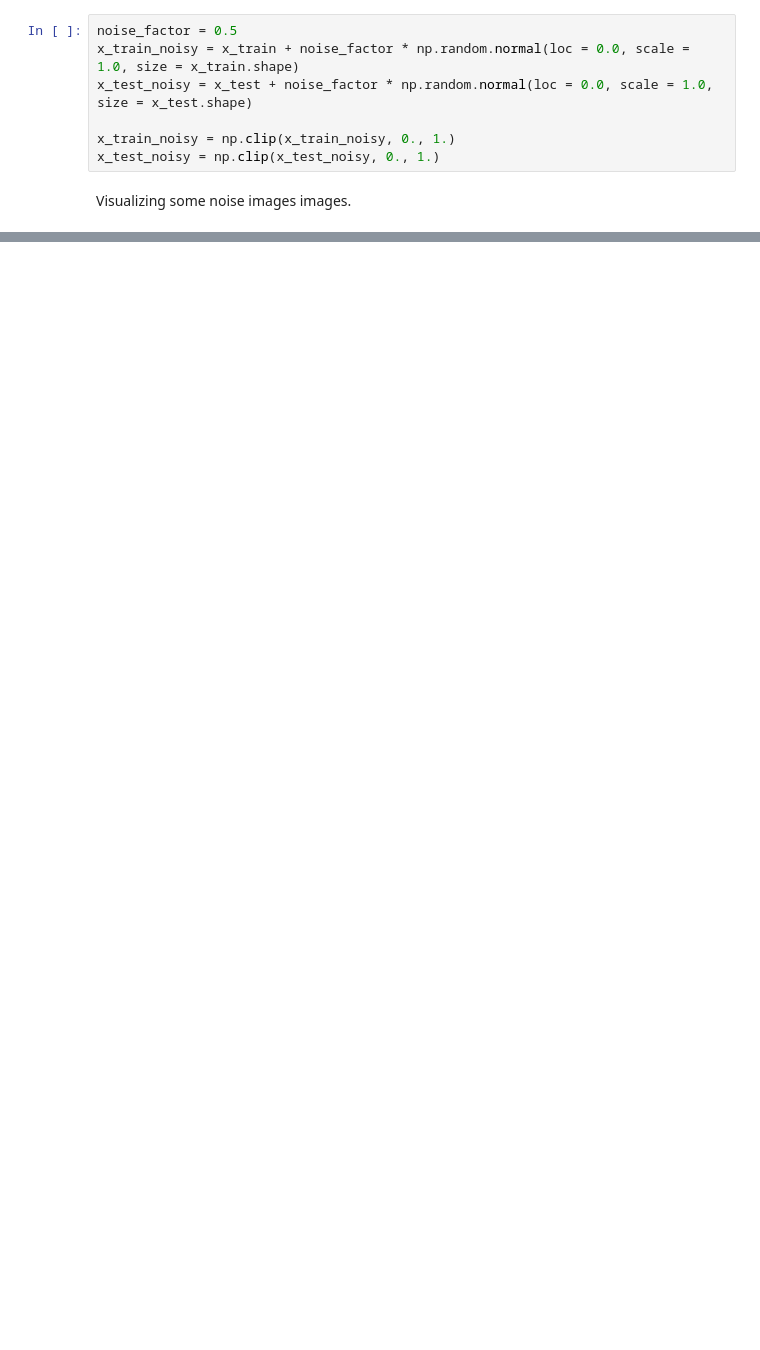
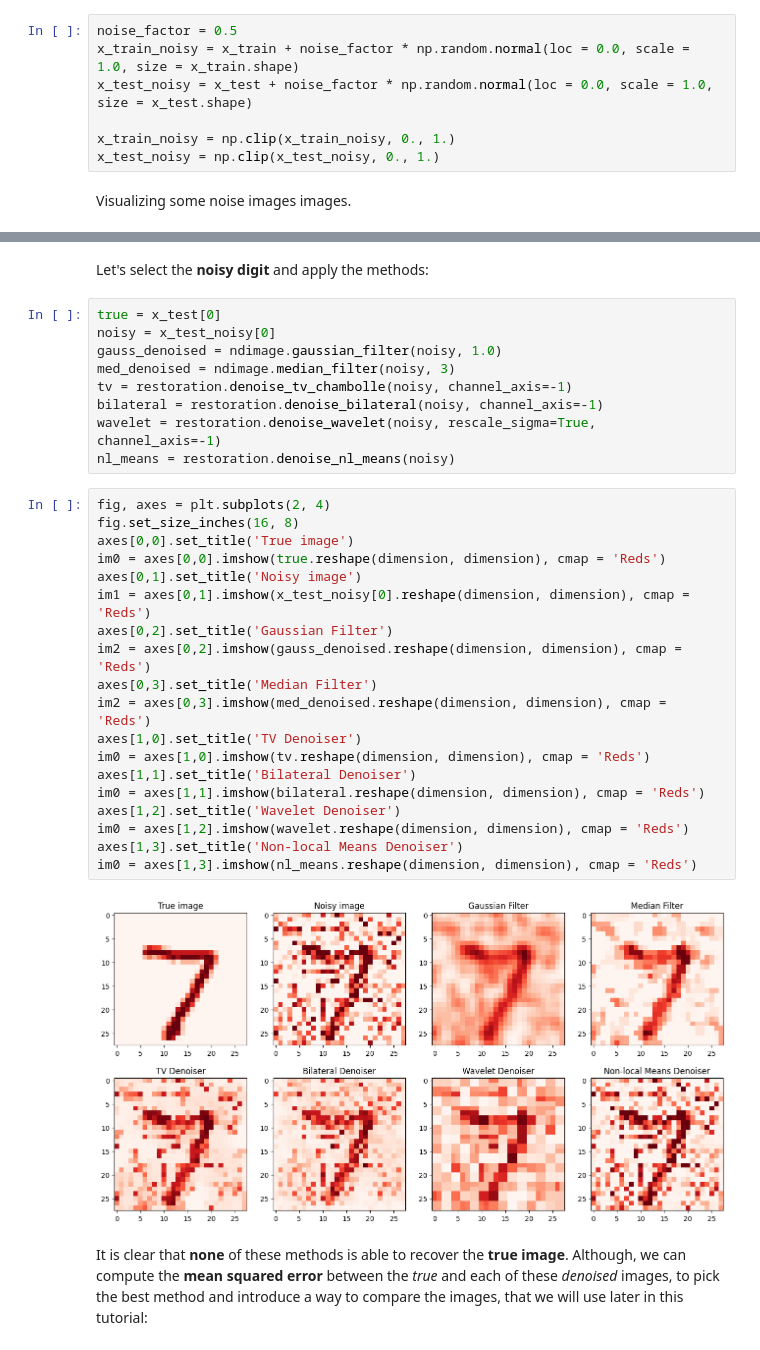
Before and after one commit to natalidesanti/image_denoising, a Jupyter notebook: image_denoising.ipynb, the cells around one changed output, grey strips where cells are left out. Drawn from its saved outputs; the diff is of its cells as text; blank space fills up the shorter version.

```diff
--- a/image_denoising.ipynb
+++ b/image_denoising.ipynb
@@ -239,0 +134,37 @@ for i in range(n):
+# %% [markdown]
+Let's select the **noisy digit** and apply the methods:
+# %%
+true = x_test[0]
+noisy = x_test_noisy[0]
+gauss_denoised = ndimage.gaussian_filter(noisy, 1.0)
+med_denoised = ndimage.median_filter(noisy, 3)
+tv = restoration.denoise_tv_chambolle(noisy, channel_axis=-1)
+bilateral = restoration.denoise_bilateral(noisy, channel_axis=-1)
+wavelet = restoration.denoise_wavelet(noisy, rescale_sigma=True, channel_axis=-1)
+nl_means = restoration.denoise_nl_means(noisy)
+# %%
+fig, axes = plt.subplots(2, 4)
+fig.set_size_inches(16, 8)
+axes[0,0].set_title('True image')
+im0 = axes[0,0].imshow(true.reshape(dimension, dimension), cmap = 'Reds')
+axes[0,1].set_title('Noisy image')
+im1 = axes[0,1].imshow(x_test_noisy[0].reshape(dimension, dimension), cmap = 'Reds')
+axes[0,2].set_title('Gaussian Filter')
+im2 = axes[0,2].imshow(gauss_denoised.reshape(dimension, dimension), cmap = 'Reds')
+axes[0,3].set_title('Median Filter')
+im2 = axes[0,3].imshow(med_denoised.reshape(dimension, dimension), cmap = 'Reds')
+axes[1,0].set_title('TV Denoiser')
+im0 = axes[1,0].imshow(tv.reshape(dimension, dimension), cmap = 'Reds')
+axes[1,1].set_title('Bilateral Denoiser')
+im0 = axes[1,1].imshow(bilateral.reshape(dimension, dimension), cmap = 'Reds')
+axes[1,2].set_title('Wavelet Denoiser')
+im0 = axes[1,2].imshow(wavelet.reshape(dimension, dimension), cmap = 'Reds')
+axes[1,3].set_title('Non-local Means Denoiser')
+im0 = axes[1,3].imshow(nl_means.reshape(dimension, dimension), cmap = 'Reds')
+# %% [output]
+[figure, added]
+# %% [markdown]
+It is clear that **none** of these methods is able to recover the **true image**.
+Although, we can compute the **mean squared error** between the _true_ and each of
+these _denoised_ images, to pick the best method and introduce a way to compare the
+images, that we will use later in this tutorial:
```
Also changed, not shown: parts of 44 cells of this notebook, 1 other file.
